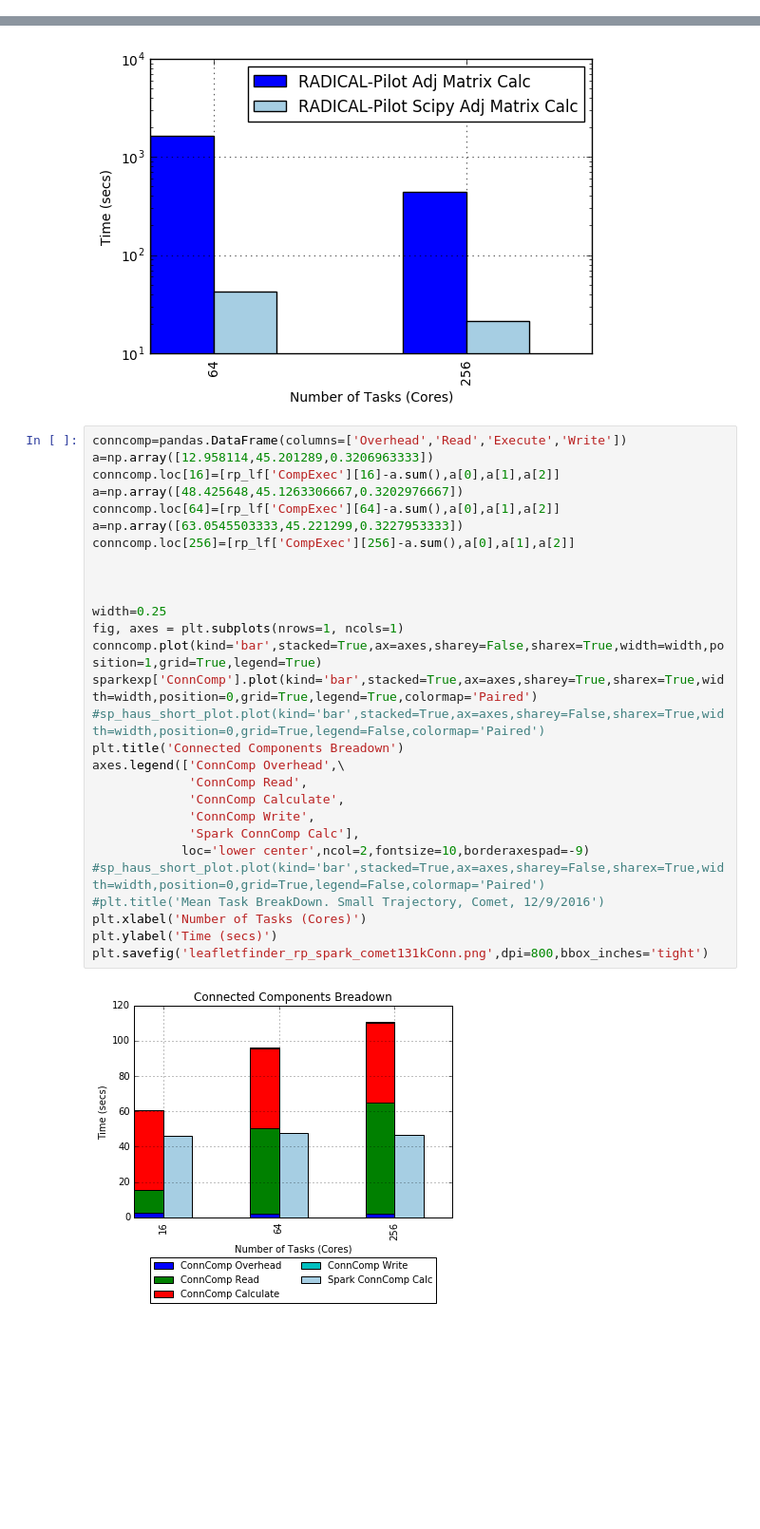
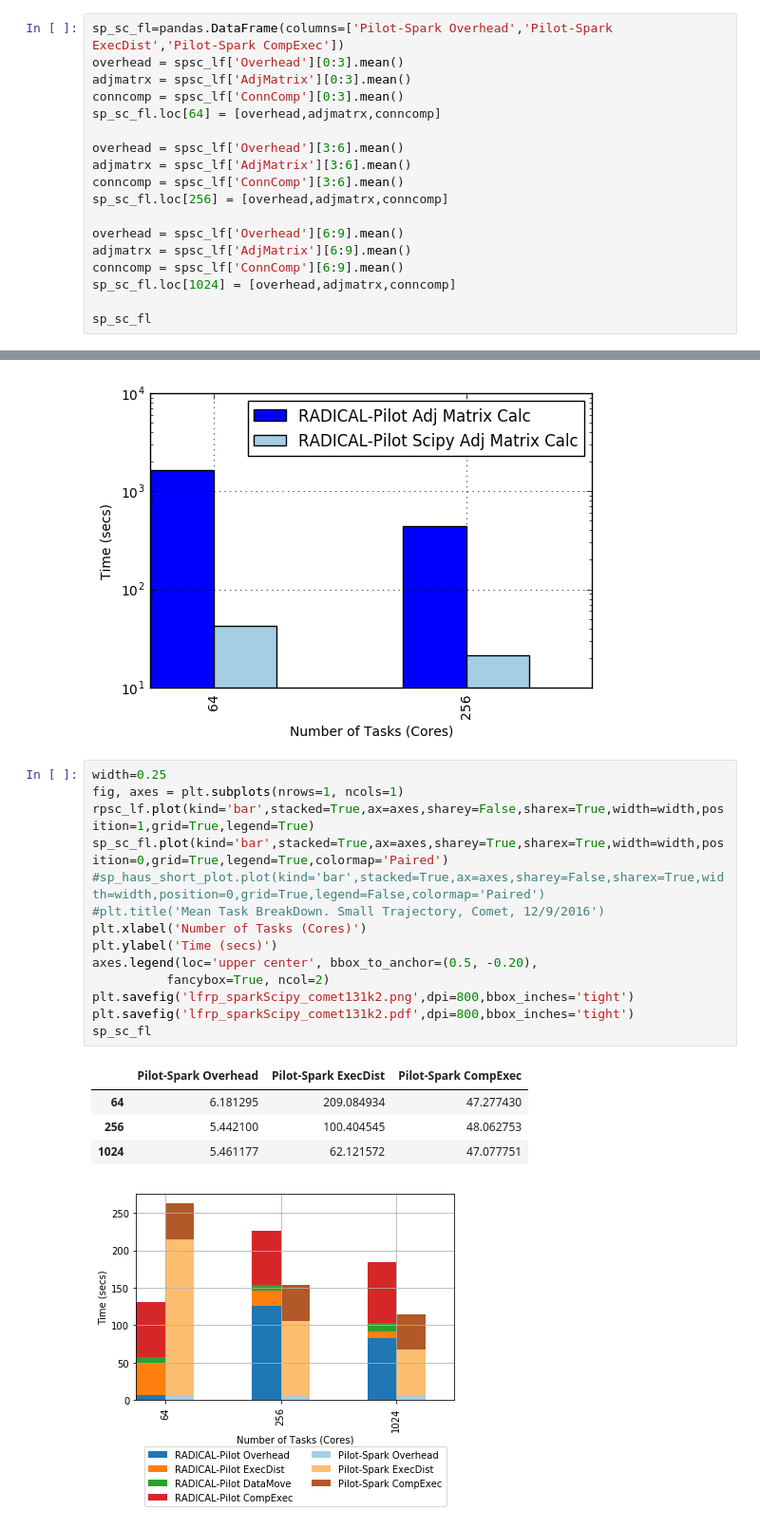
Before and after one commit to radical-experiments/midas_exps, a Jupyter notebook: leaflet-finder/LeafletFinderExpScipy.ipynb, the cells around one changed output, grey strips where cells are left out. Shown at 95% size. Saved outputs shown, nothing was run; the diff lists cells and outputs as text; blank space fills up the shorter version.

Commit message:
Figure update

```diff
--- a/leaflet-finder/LeafletFinderExpScipy.ipynb
+++ b/leaflet-finder/LeafletFinderExpScipy.ipynb
@@ -225,0 +271,18 @@ rpsc_lf_256_8192_1
+# %%
+sp_sc_fl=pandas.DataFrame(columns=['Pilot-Spark Overhead','Pilot-Spark ExecDist','Pilot-Spark CompExec'])
+overhead = spsc_lf['Overhead'][0:3].mean()
+adjmatrx = spsc_lf['AdjMatrix'][0:3].mean()
+conncomp = spsc_lf['ConnComp'][0:3].mean()
+sp_sc_fl.loc[64] = [overhead,adjmatrx,conncomp]
+
+overhead = spsc_lf['Overhead'][3:6].mean()
+adjmatrx = spsc_lf['AdjMatrix'][3:6].mean()
+conncomp = spsc_lf['ConnComp'][3:6].mean()
+sp_sc_fl.loc[256] = [overhead,adjmatrx,conncomp]
+
+overhead = spsc_lf['Overhead'][6:9].mean()
+adjmatrx = spsc_lf['AdjMatrix'][6:9].mean()
+conncomp = spsc_lf['ConnComp'][6:9].mean()
+sp_sc_fl.loc[1024] = [overhead,adjmatrx,conncomp]
+
+sp_sc_fl
@@ -250,32 +318,22 @@ print rpsc_lf
 256  125.404087  21.359088  7.504659  72.268781
 [figure]
 # %%
-conncomp=pandas.DataFrame(columns=['Overhead','Read','Execute','Write'])
-a=np.array([12.958114,45.201289,0.3206963333])
-conncomp.loc[16]=[rp_lf['CompExec'][16]-a.sum(),a[0],a[1],a[2]]
-a=np.array([48.425648,45.1263306667,0.3202976667])
-conncomp.loc[64]=[rp_lf['CompExec'][64]-a.sum(),a[0],a[1],a[2]]
-a=np.array([63.0545503333,45.221299,0.3227953333])
-conncomp.loc[256]=[rp_lf['CompExec'][256]-a.sum(),a[0],a[1],a[2]]
-
-
-
 width=0.25
 fig, axes = plt.subplots(nrows=1, ncols=1)
-conncomp.plot(kind='bar',stacked=True,ax=axes,sharey=False,sharex=True,width=width,position=1,grid=True,legend=True)
-sparkexp['ConnComp'].plot(kind='bar',stacked=True,ax=axes,sharey=True,sharex=True,width=width,position=0,grid=True,legend=True,colormap='Paired')
-#sp_haus_short_plot.plot(kind='bar',stacked=True,ax=axes,sharey=False,sharex=True,width=width,position=0,grid=True,legend=False,colormap='Paired')
-plt.title('Connected Components Breadown')
-axes.legend(['ConnComp Overhead',\
-             'ConnComp Read',
-             'ConnComp Calculate',
-             'ConnComp Write',
-             'Spark ConnComp Calc'],
-            loc='lower center',ncol=2,fontsize=10,borderaxespad=-9)
+rpsc_lf.plot(kind='bar',stacked=True,ax=axes,sharey=False,sharex=True,width=width,position=1,grid=True,legend=True)
+sp_sc_fl.plot(kind='bar',stacked=True,ax=axes,sharey=True,sharex=True,width=width,position=0,grid=True,legend=True,colormap='Paired')
 #sp_haus_short_plot.plot(kind='bar',stacked=True,ax=axes,sharey=False,sharex=True,width=width,position=0,grid=True,legend=False,colormap='Paired')
 #plt.title('Mean Task BreakDown. Small Trajectory, Comet, 12/9/2016')
 plt.xlabel('Number of Tasks (Cores)')
 plt.ylabel('Time (secs)')
-plt.savefig('leafletfinder_rp_spark_comet131kConn.png',dpi=800,bbox_inches='tight')
+axes.legend(loc='upper center', bbox_to_anchor=(0.5, -0.20),
+          fancybox=True, ncol=2)
+plt.savefig('lfrp_sparkScipy_comet131k2.png',dpi=800,bbox_inches='tight')
+plt.savefig('lfrp_sparkScipy_comet131k2.pdf',dpi=800,bbox_inches='tight')
+sp_sc_fl
 # %% [output]
+|  | Pilot-Spark Overhead | Pilot-Spark ExecDist | Pilot-Spark CompExec |
+| 64 | 6.181295 | 209.084934 | 47.277430 |
+| 256 | 5.442100 | 100.404545 | 48.062753 |
+| 1024 | 5.461177 | 62.121572 | 47.077751 |
-[figure, old version]
+[figure, new version]
```
Also changed, not shown: parts of 44 cells of this notebook.
